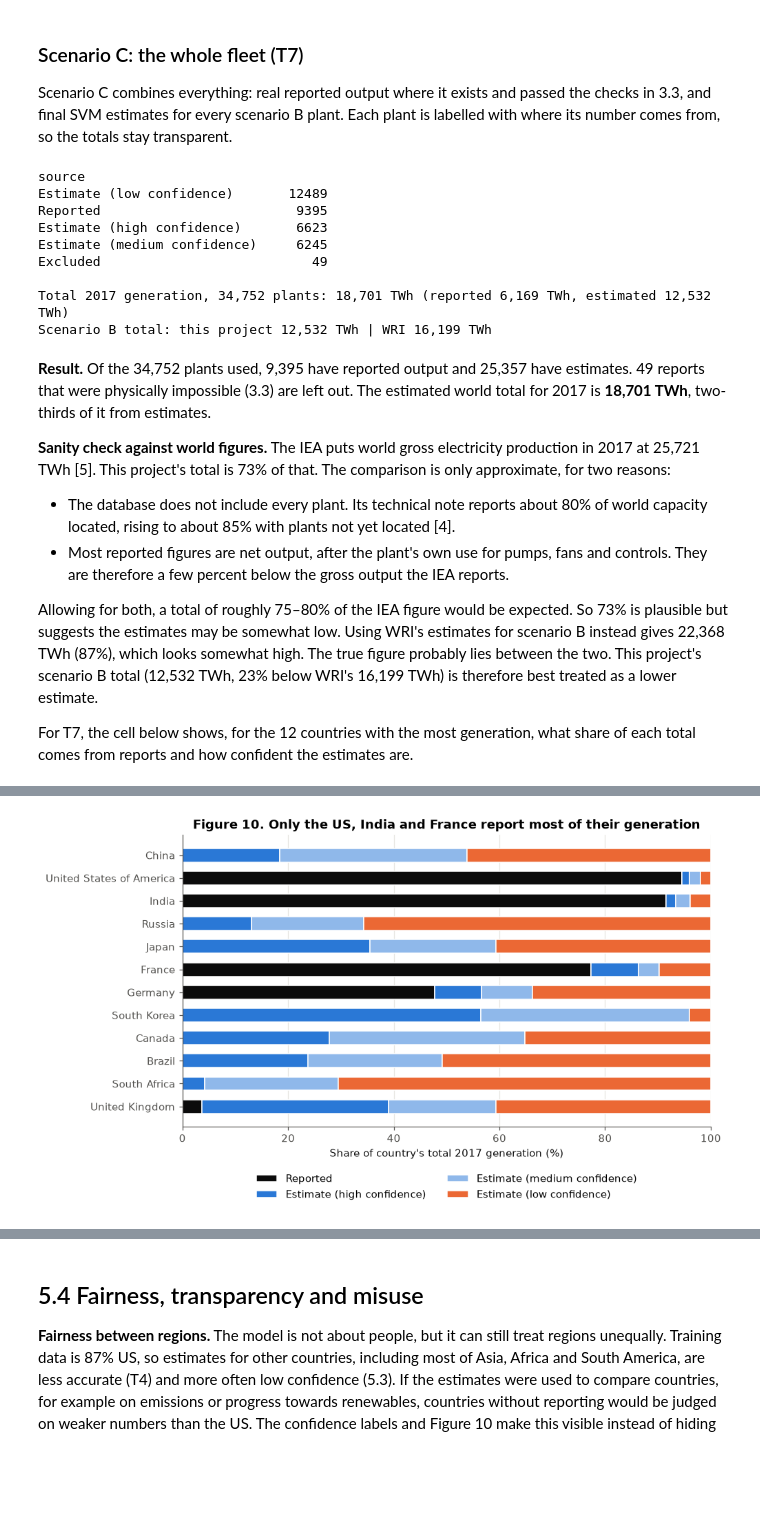
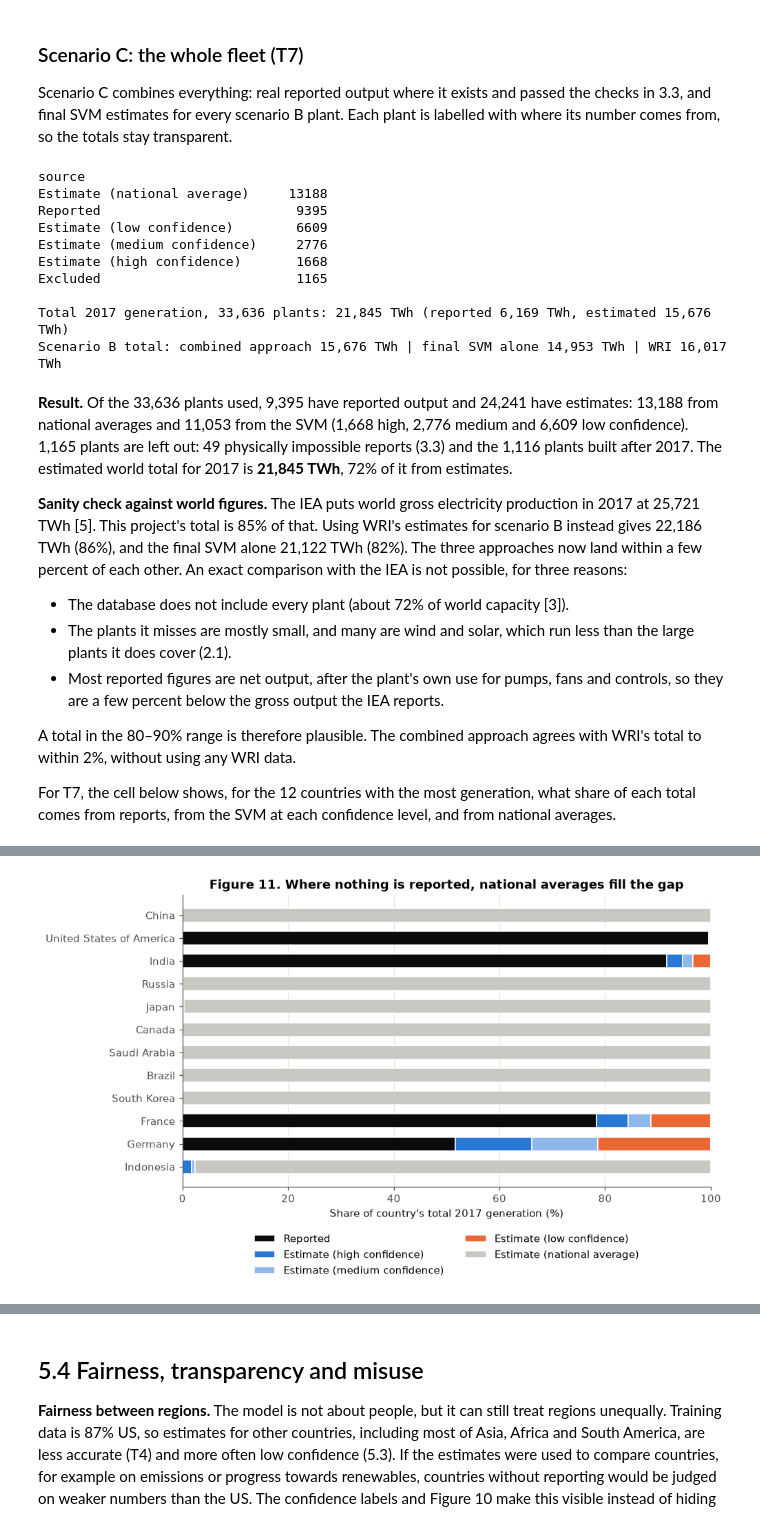
Before and after one commit to Geese4000/ca2-power-plant-analytics, a Jupyter notebook: notebooks/power_plant_capacity_factor.ipynb, the cells around one changed output, grey strips where cells are left out. Saved outputs shown, nothing was run; the diff lists cells and outputs as text; code cells hidden in the pictures; blank space fills up the shorter version.

Commit message:
Phase 5.3: scenario C with the combined approach (T7, Figure 11)

```diff
--- a/notebooks/power_plant_capacity_factor.ipynb
+++ b/notebooks/power_plant_capacity_factor.ipynb
@@ -2098,43 +2098,47 @@ fleet = sel[["country", "primary_fuel", "capacity_mw", "generation_gwh_2017"]].c
 reported_cf = fleet["generation_gwh_2017"] / (fleet["capacity_mw"] * 8.76)
 valid_report = reported_cf.between(-0.05, 1)
 
-# Reports removed in 3.3 as impossible are left out; partial-year reports are real 2017 output, so they count
+# Left out: reports removed in 3.3 as impossible, and plants built after 2017. Partial-year reports are real 2017 output, so they count
 fleet["source"] = np.where(valid_report, "Reported", "Excluded")
-fleet.loc[B_pred.index, "source"] = "Estimate (" + B_pred["confidence"].astype(str).str.lower() + " confidence)"
+fleet.loc[B_pred.index, "source"] = "Estimate (" + pd.Series(B_pred["label"]).str.lower() + ")"
 fleet["gwh"] = np.where(valid_report, fleet["generation_gwh_2017"].clip(lower=0), np.nan)
-fleet.loc[B_pred.index, "gwh"] = B_pred["svm"] * B_pred["capacity_mw"] * 8.76
+fleet.loc[B_pred.index, "gwh"] = B_pred["final"] * B_pred["capacity_mw"] * 8.76
 
 print(fleet["source"].value_counts().to_string())
 used = fleet[fleet["source"] != "Excluded"]
 print(f"\nTotal 2017 generation, {len(used):,} plants: {used['gwh'].sum() / 1000:,.0f} TWh "
       f"(reported {used.loc[used['source'] == 'Reported', 'gwh'].sum() / 1000:,.0f} TWh, "
       f"estimated {used.loc[used['source'] != 'Reported', 'gwh'].sum() / 1000:,.0f} TWh)")
-print(f"Scenario B total: this project {used.loc[B_pred.index, 'gwh'].sum() / 1000:,.0f} TWh "
+print(f"Scenario B total: combined approach {used.loc[B_pred.index, 'gwh'].sum() / 1000:,.0f} TWh "
+      f"| final SVM alone {(B_pred['svm'] * B_pred['capacity_mw'] * 8.76).sum() / 1000:,.0f} TWh "
       f"| WRI {(B_pred['wri_cf'] * B_pred['capacity_mw'] * 8.76).sum() / 1000:,.0f} TWh")
 # %% [output]
 source
-Estimate (low confidence)       12489
+Estimate (national average)     13188
 Reported                         9395
-Estimate (high confidence)       6623
-Estimate (medium confidence)     6245
-Excluded                           49
+Estimate (low confidence)        6609
+Estimate (medium confidence)     2776
+Estimate (high confidence)       1668
+Excluded                         1165
 
-Total 2017 generation, 34,752 plants: 18,701 TWh (reported 6,169 TWh, estimated 12,532 TWh)
-Scenario B total: this project 12,532 TWh | WRI 16,199 TWh
+Total 2017 generation, 33,636 plants: 21,845 TWh (reported 6,169 TWh, estimated 15,676 TWh)
+Scenario B total: combined approach 15,676 TWh | final SVM alone 14,953 TWh | WRI 16,017 TWh
 # %% [markdown]
-**Result.** Of the 34,752 plants used, 9,395 have reported output and 25,357 have estimates. 49 reports that were physically impossible (3.3) are left out. The estimated world total for 2017 is **18,701 TWh**, two-thirds of it from estimates.
+**Result.** Of the 33,636 plants used, 9,395 have reported output and 24,241 have estimates: 13,188 from national averages and 11,053 from the SVM (1,668 high, 2,776 medium and 6,609 low confidence). 1,165 plants are left out: 49 physically impossible reports (3.3) and the 1,116 plants built after 2017. The estimated world total for 2017 is **21,845 TWh**, 72% of it from estimates.
 
-**Sanity check against world figures.** The IEA puts world gross electricity production in 2017 at 25,721 TWh [5]. This project's total is 73% of that. The comparison is only approximate, for two reasons:
-- The database does not include every plant. Its technical note reports about 80% of world capacity located, rising to about 85% with plants not yet located [4].
-- Most reported figures are net output, after the plant's own use for pumps, fans and controls. They are therefore a few percent below the gross output the IEA reports.
+**Sanity check against world figures.** The IEA puts world gross electricity production in 2017 at 25,721 TWh [5]. This project's total is 85% of that. Using WRI's estimates for scenario B instead gives 22,186 TWh (86%), and the final SVM alone 21,122 TWh (82%). The three approaches now land within a few percent of each other. An exact comparison with the IEA is not possible, for three reasons:
+- The database does not include every plant (about 72% of world capacity [3]).
+- The plants it misses are mostly small, and many are wind and solar, which run less than the large plants it does cover (2.1).
+- Most reported figures are net output, after the plant's own use for pumps, fans and controls, so they are a few percent below the gross output the IEA reports.
 
-Allowing for both, a total of roughly 75–80% of the IEA figure would be expected. So 73% is plausible but suggests the estimates may be somewhat low. Using WRI's estimates for scenario B instead gives 22,368 TWh (87%), which looks somewhat high. The true figure probably lies between the two. This project's scenario B total (12,532 TWh, 23% below WRI's 16,199 TWh) is therefore best treated as a lower estimate.
+A total in the 80–90% range is therefore plausible. The combined approach agrees with WRI's total to within 2%, without using any WRI data.
 
-For T7, the cell below shows, for the 12 countries with the most generation, what share of each total comes from reports and how confident the estimates are.
+For T7, the cell below shows, for the 12 countries with the most generation, what share of each total comes from reports, from the SVM at each confidence level, and from national averages.
 # %%
 # T7: for the 12 countries with the most generation, how much of the total rests on reports versus estimates?
 by_country = used.pivot_table(index="country", columns="source", values="gwh", aggfunc="sum", fill_value=0) / 1000
-order_cols = ["Reported", "Estimate (high confidence)", "Estimate (medium confidence)", "Estimate (low confidence)"]
+order_cols = ["Reported", "Estimate (high confidence)", "Estimate (medium confidence)", "Estimate (low confidence)",
+              "Estimate (national average)"]
 by_country = by_country.reindex(columns=order_cols, fill_value=0)
 by_country["total_TWh"] = by_country.sum(axis=1)
 top = by_country.nlargest(12, "total_TWh")
@@ -2143,9 +2147,10 @@ shares = top[order_cols].div(top["total_TWh"], axis=0) * 100
 names = raw.drop_duplicates("country").set_index("country")["country_long"]
 display(pd.concat([top["total_TWh"].round(0), shares.round(0).add_suffix(" %")], axis=1))
 
-# Figure 10: share of each country's total by source; the parts add up to 100%
+# Figure 11: share of each country's total by source; the parts add up to 100%
 colours = {"Reported": INK, "Estimate (high confidence)": BLUE,
-           "Estimate (medium confidence)": "#8fb8ea", "Estimate (low confidence)": ORANGE}
+           "Estimate (medium confidence)": "#8fb8ea", "Estimate (low confidence)": ORANGE,
+           "Estimate (national average)": "#c9c7c1"}
 fig, ax = plt.subplots(figsize=(9, 5))
 left = np.zeros(len(shares))
 for col in order_cols:
@@ -2153,11 +2158,11 @@ for col in order_cols:
             edgecolor="white", linewidth=1)
     left += shares[col].values
 ax.set(xlim=(0, 100), xlabel="Share of country's total 2017 generation (%)",
-       title="Figure 10. Only the US, India and France report most of their generation")
+       title="Figure 11. Where nothing is reported, national averages fill the gap")
 ax.invert_yaxis()
 ax.legend(frameon=False, ncol=2, loc="upper center", bbox_to_anchor=(0.5, -0.13))
 ax.set_axisbelow(True)
 ax.grid(axis="y", visible=False)
-fig.savefig(FIG_DIR / "fig10_country_sources.png")
+fig.savefig(FIG_DIR / "fig11_country_sources.png")
 plt.show()
 # %% [output]
@@ -2178,2 +2183,2 @@ plt.show()
-[figure, old version]
+[figure, new version]
 # %% [markdown]
```
Also changed, not shown: parts of 2 cells of this notebook, 1 other file.
